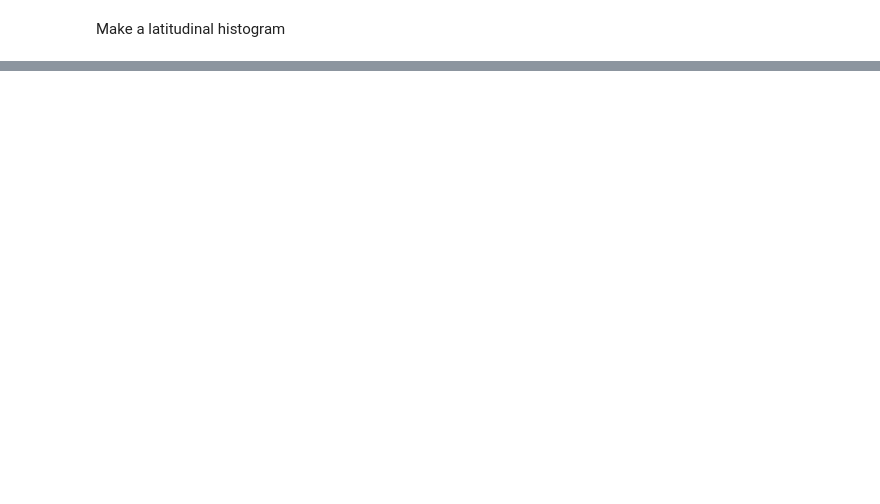
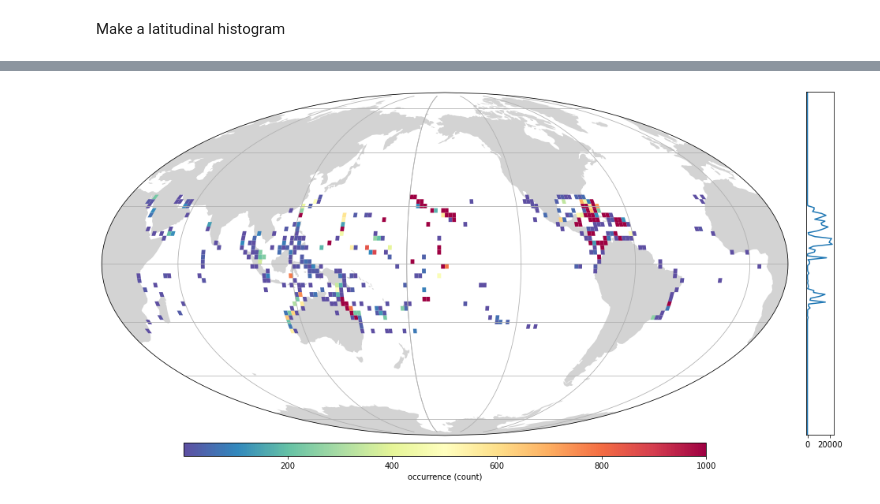
Before and after one commit to MathewBiddle/bio_ice, a Jupyter notebook: create_map_from_OBIS_API.ipynb, the cells around one changed output, grey strips where cells are left out. Saved outputs shown, nothing was run; the diff lists cells and outputs as text; code cells hidden in the pictures; blank space fills up the shorter version.

```diff
--- a/create_map_from_OBIS_API.ipynb
+++ b/create_map_from_OBIS_API.ipynb
@@ -357,29 +415,73 @@ This is a WIP.
 # %%
-from shapely.geometry import LineString
-from shapely.ops import split
-from shapely.affinity import translate
-import geopandas
+import geoplot
+import geoplot.crs as gcrs
+import matplotlib.pyplot as plt
+import matplotlib as mpl
+from mpl_toolkits.axes_grid1 import make_axes_locatable
+
+norm = mpl.colors.Normalize(vmin=1, vmax=1000)
+
+projection=gcrs.Mollweide(central_longitude=-160)
+
+#projection=gcrs.Robinson(central_longitude=-160)
+
+world = gpd.read_file(gpd.datasets.get_path('naturalearth_lowres'))
+world = world.dissolve()
+
+fig, ax = plt.subplots(figsize=(16,8), facecolor='white', subplot_kw={'projection':projection})
+
+geoplot.polyplot(
+    world,
+    figsize=(16,8),
+    facecolor='lightgray',
+    edgecolor=None,
+    projection=projection,
+    ax=ax,
+)
 
 
+cax = fig.add_axes([0.225, 0.08, 0.575, 0.03])
 
-def shift_map(shift):
-    shift -= 180
-    moved_map = []
-    splitted_map = []
-    border = LineString([(shift,90),(shift,-90)])
-    for row in cell["geometry"]:
-        splitted_map.append(split(row, border))
-    for element in splitted_map:
-        items = list(element)
-        for item in items:
-            minx, miny, maxx, maxy = item.bounds
-            if minx >= shift:
-                moved_map.append(translate(item, xoff=-180-shift))
-            else:
-                moved_map.append(translate(item, xoff=180-shift))
-    gdf_shift = geopandas.GeoDataFrame({"geometry":moved_map})
-    fig, ax = plt.subplots(figsize=(12, 8))
-    gdf_shift.plot(ax=ax)
-    plt.show()
 
-shift_map(0)
+# drop na cells
+cell = cell[~cell['n_occur'].isna()]
+
+geoplot.choropleth(cell,
+                   hue='n_occur',
+                   edgecolor=None,
+                   projection=projection,
+                   ax=ax,
+                   cmap='Spectral_r',
+                   legend=True,
+                   legend_kwargs={'orientation': 'horizontal',
+                                  'cax':cax,
+                                  'label':"occurrence (count)",
+                                 },
+                   norm=norm,
+                  )
+
+ax.set_global(); ax.outline_patch.set_visible(True);
+
+import matplotlib.ticker as mticker
+
+gl = ax.gridlines()
+gl.ylocator = mticker.FixedLocator([-90, -75, -50, -25, 0, 25, 50, 75, 90])
+
+# [0.91, 0.125, 0.03, 0.7555]
+
+ax2 = fig.add_axes([0.91, 0.1257, 0.03, 0.7555])
+
+bins = [i for i in range(-90, 90, 1)]
+
+
+count, lat = pd.np.histogram(data['decimalLatitude'], bins=bins)
+
+ynums = np.linspace(ax.yaxis.get_data_interval()[0],ax.yaxis.get_data_interval()[1],179)
+
+ax2.plot(count,ynums)
+ax2.sharey(ax)
+ax2.axes.get_yaxis().set_visible(False)
+
+#data.hist(column='decimalLatitude', bins=bins, orientation='horizontal', ax=ax2, )
+plt.title('')
+# %% [output]
@@ -385,0 +489 @@ shift_map(0)
+[figure, added]
```
Also changed, not shown: parts of 17 cells of this notebook.
